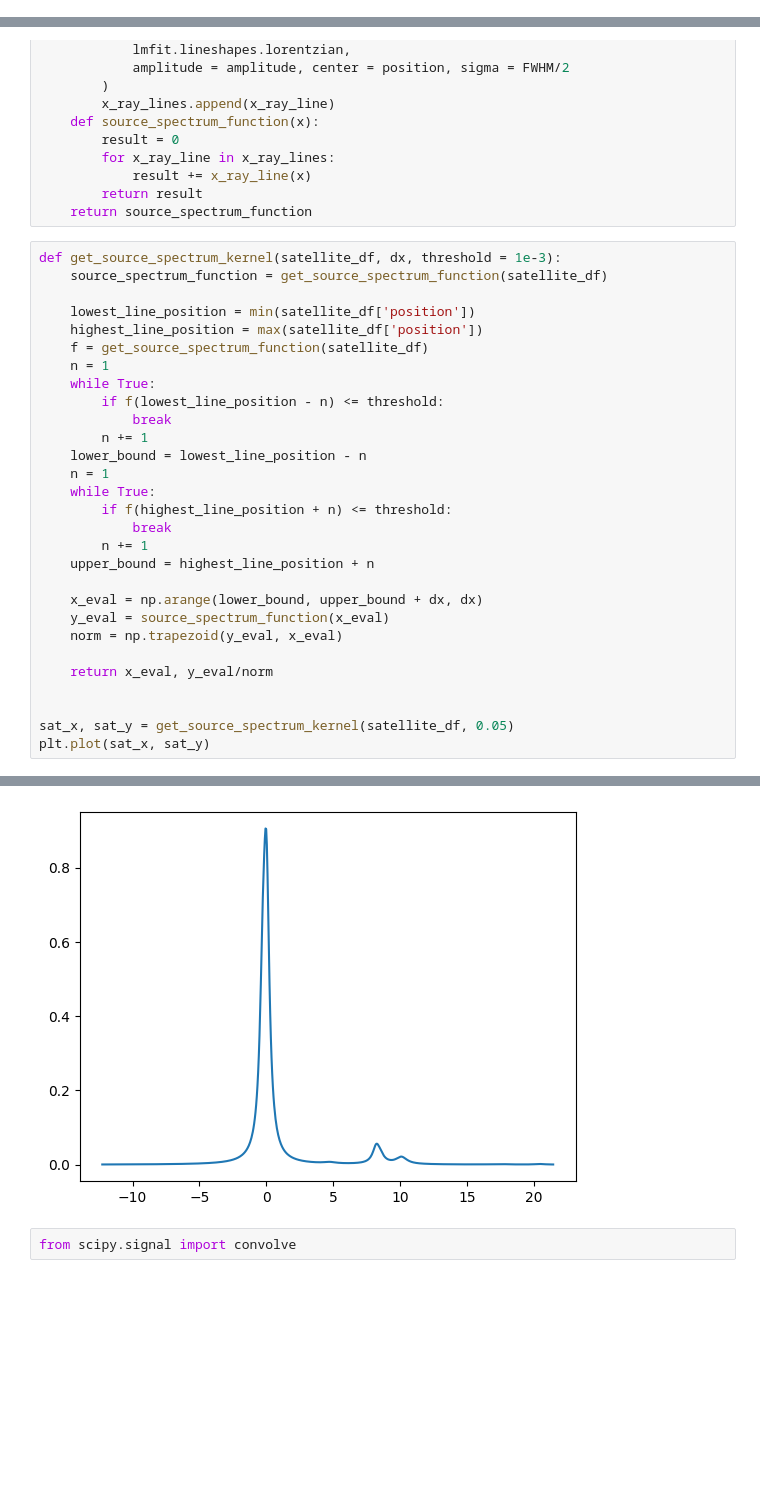
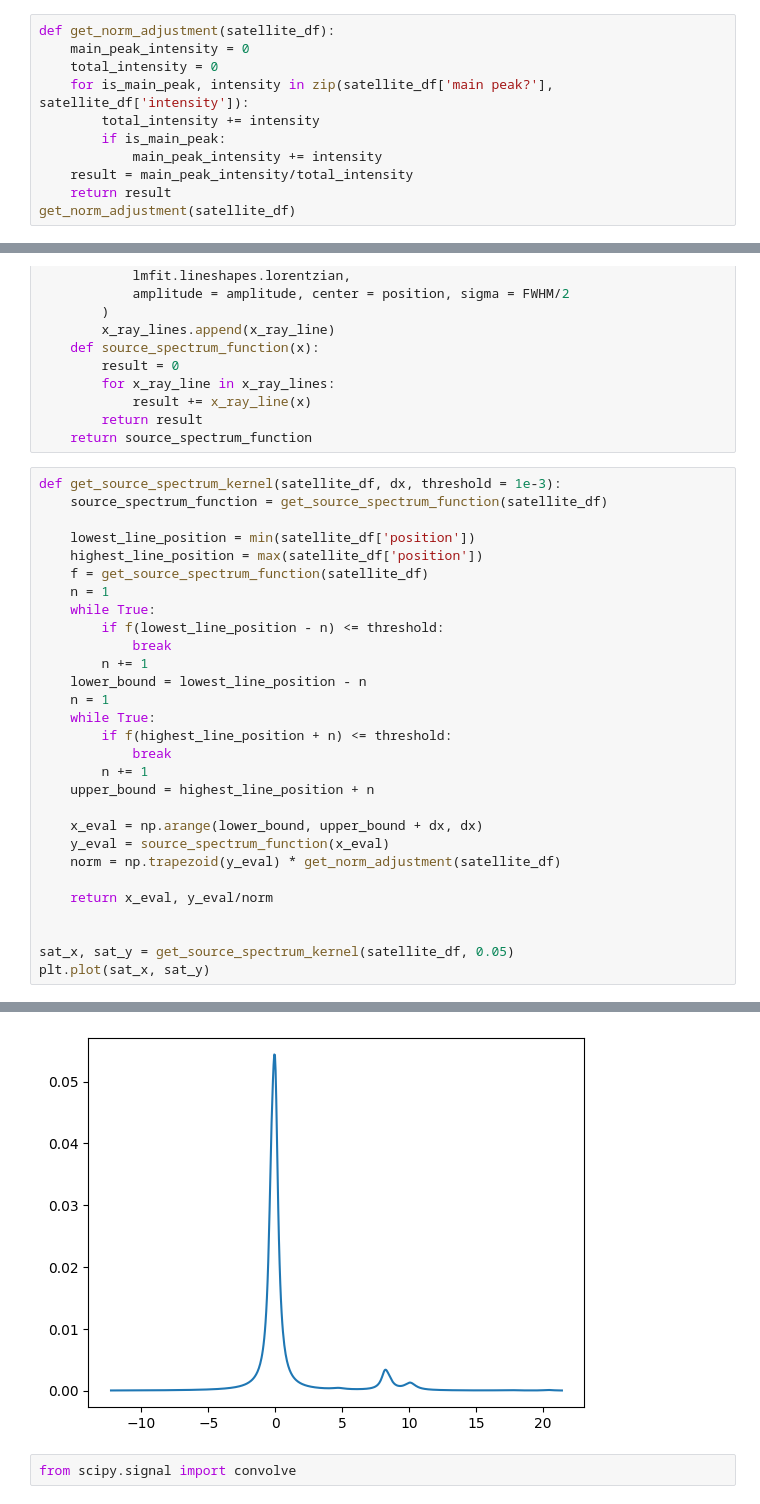
Before and after one commit to ChristianGeci/plntxps, a Jupyter notebook: satellite refactor/scratch paper.ipynb, the cells around one changed output, grey strips where cells are left out. Saved outputs shown, nothing was run; the diff lists cells and outputs as text; blank space fills up the shorter version.

```diff
--- a/satellite refactor/scratch paper.ipynb
+++ b/satellite refactor/scratch paper.ipynb
@@ -28,0 +29,11 @@ satellite_df
+# %%
+def get_norm_adjustment(satellite_df):
+    main_peak_intensity = 0
+    total_intensity = 0
+    for is_main_peak, intensity in zip(satellite_df['main peak?'], satellite_df['intensity']):
+        total_intensity += intensity
+        if is_main_peak:
+            main_peak_intensity += intensity
+    result = main_peak_intensity/total_intensity
+    return result
+get_norm_adjustment(satellite_df)
@@ -50,35 +63,35 @@ def get_source_spectrum_function(satellite_df):
 # %%
 def get_source_spectrum_kernel(satellite_df, dx, threshold = 1e-3):
     source_spectrum_function = get_source_spectrum_function(satellite_df)
 
     lowest_line_position = min(satellite_df['position'])
     highest_line_position = max(satellite_df['position'])
     f = get_source_spectrum_function(satellite_df)
     n = 1
     while True:
         if f(lowest_line_position - n) <= threshold:
             break
         n += 1
     lower_bound = lowest_line_position - n
     n = 1
     while True:
         if f(highest_line_position + n) <= threshold:
             break
         n += 1
     upper_bound = highest_line_position + n
 
     x_eval = np.arange(lower_bound, upper_bound + dx, dx)
     y_eval = source_spectrum_function(x_eval)
-    norm = np.trapezoid(y_eval, x_eval)
+    norm = np.trapezoid(y_eval) * get_norm_adjustment(satellite_df)
 
     return x_eval, y_eval/norm
 
 
 sat_x, sat_y = get_source_spectrum_kernel(satellite_df, 0.05)
 plt.plot(sat_x, sat_y)
 # %% [output]
 [<matplotlib.lines.Line2D at 0x...>]
-[figure, old version]
+[figure, new version]
 # %%
 from scipy.signal import convolve
 # %%
```
Also changed, not shown: parts of 3 cells of this notebook, 1 other file.
